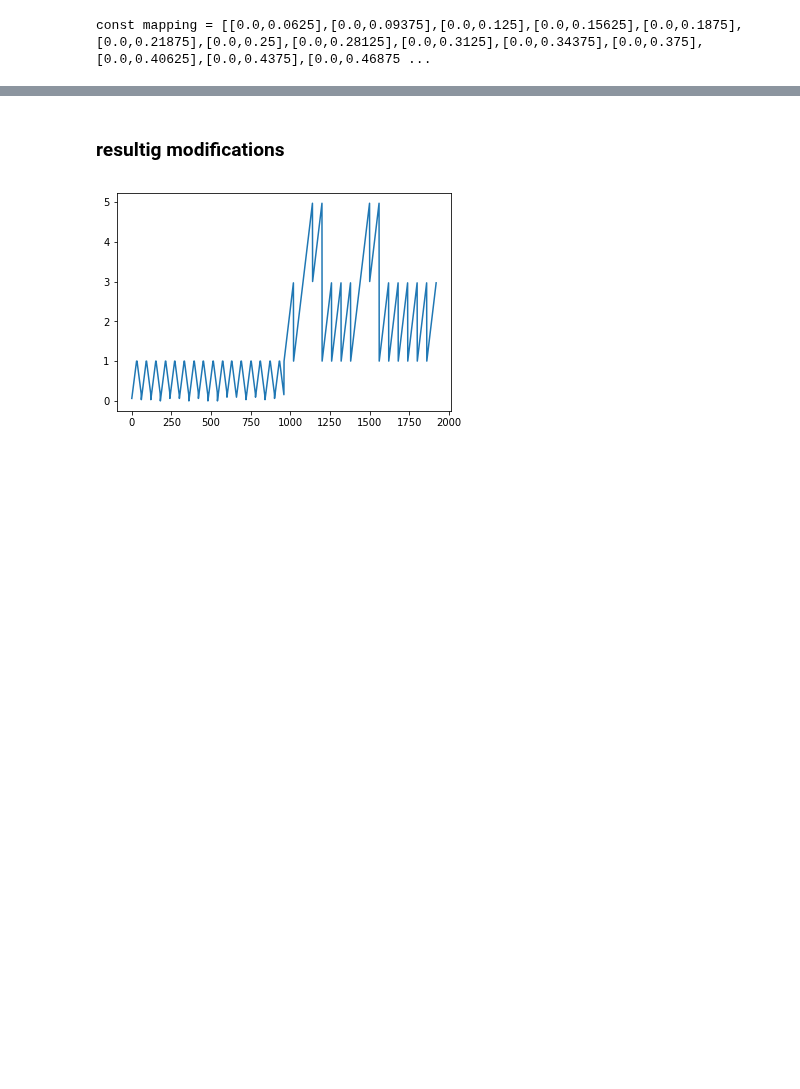
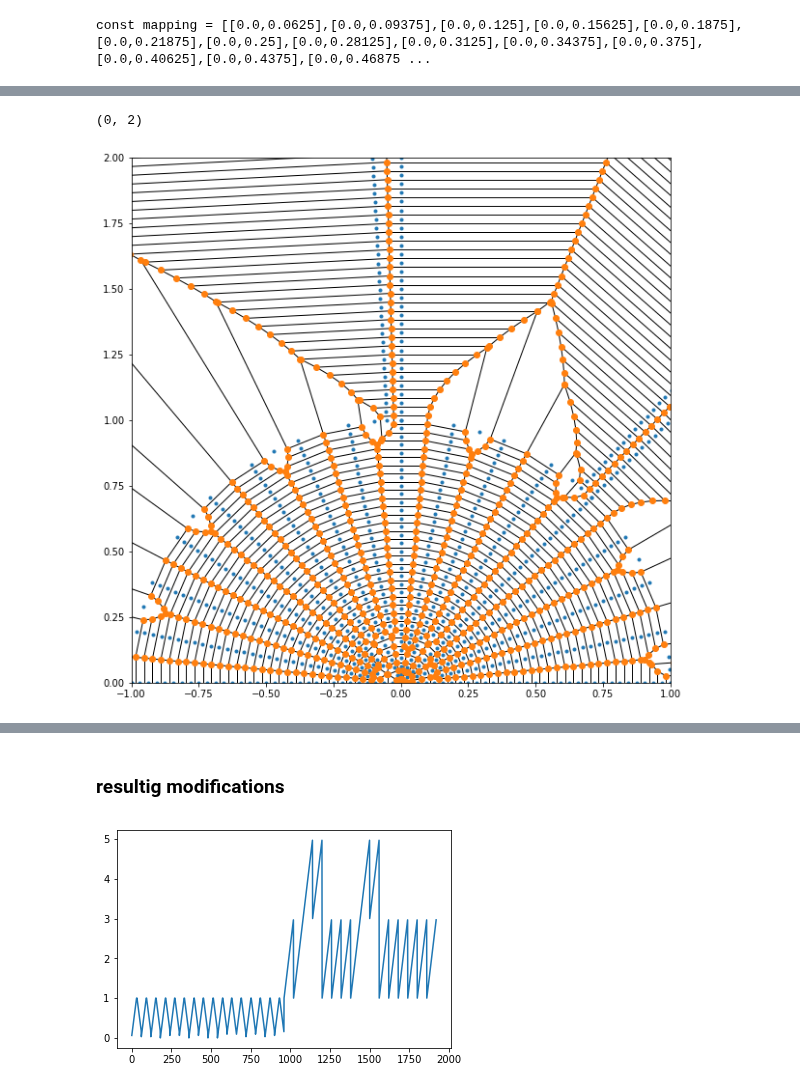
Before and after one commit to nuru-nu/moyo, a Jupyter notebook: notebooks/mapping2.ipynb, the cells around one changed output, grey strips where cells are left out. Saved outputs shown, nothing was run; the diff lists cells and outputs as text; code cells hidden in the pictures; blank space fills up the shorter version.

```diff
--- a/notebooks/mapping2.ipynb
+++ b/notebooks/mapping2.ipynb
@@ -93,0 +111,18 @@ const mapping = [[0.0,0.0625],[0.0,0.09375],[0.0,0.125],[0.0,0.15625],[0.0,0.187
+# %%
+# runs in 0s
+x_y_mapping = [
+  (r * np.sin(phi), -r * np.cos(phi))
+  for phi, r in phi_r_mapping
+]
+vorr = Voronoi(x_y_mapping)
+# %%
+# -> arms need to be shaped !
+plt.figure(figsize=(10, 10))
+voronoi_plot_2d(vorr, ax=plt.gca())
+x0, y0 = 0, 1
+d = 1
+plt.gca().set_xlim([x0-d, x0+d])
+plt.gca().set_ylim([y0-d, y0+d])
+# %% [output]
+(0, 2)
+[figure, added]
```
Also changed, not shown: parts of 8 cells of this notebook.
